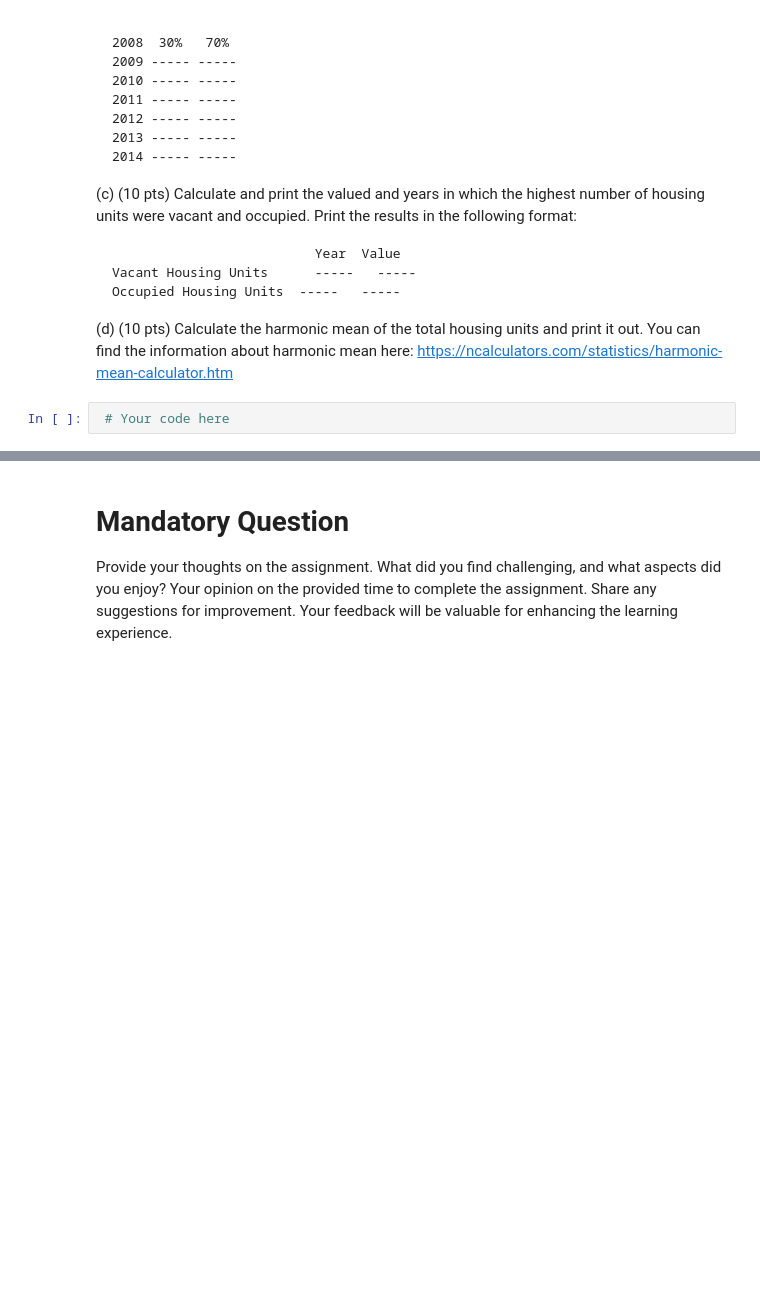
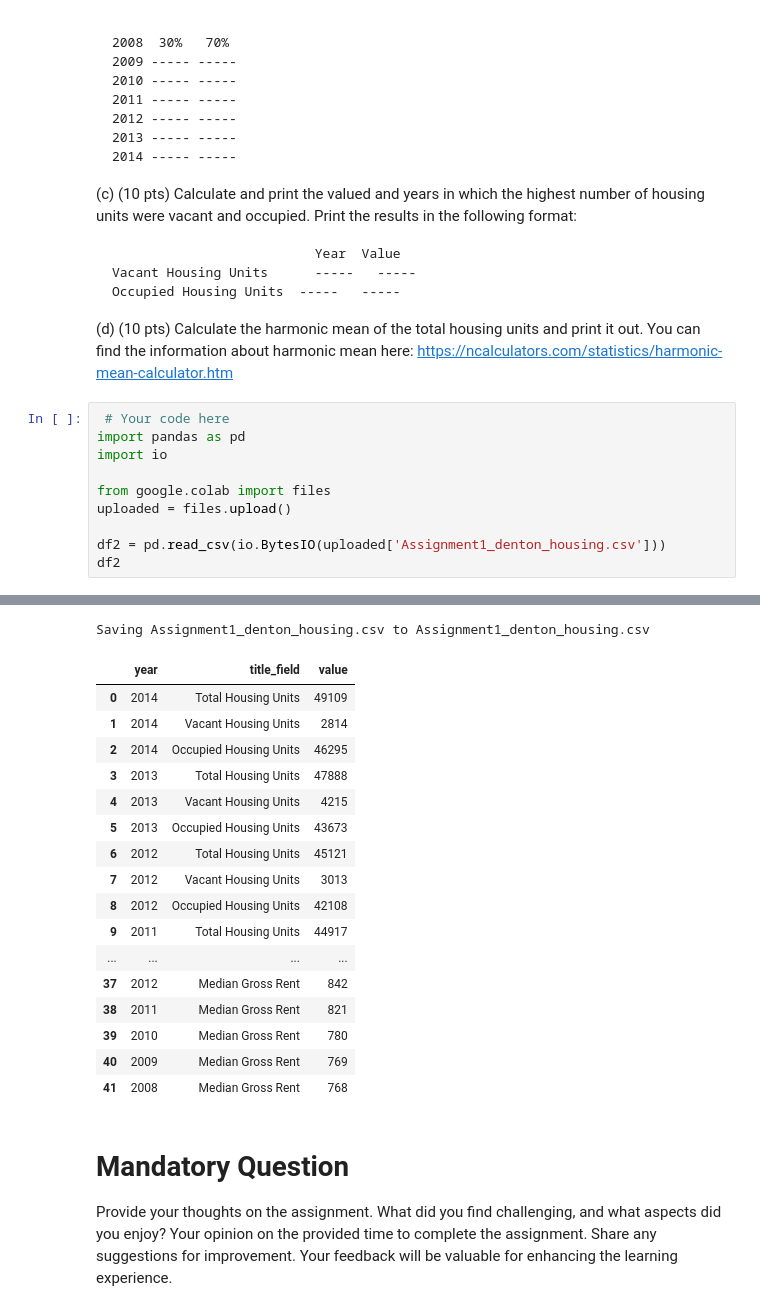
Before and after one commit to HarshaSolingaram/INFO_5731, a Jupyter notebook: Solingaram_Harshavardhan_Assignment_01.ipynb, the cells around one changed output, grey strips where cells are left out. Drawn from its saved outputs; the diff is of its cells as text; blank space fills up the shorter version.

```diff
--- a/Solingaram_Harshavardhan_Assignment_01.ipynb
+++ b/Solingaram_Harshavardhan_Assignment_01.ipynb
@@ -293,5 +296,14 @@ Year Vacant Housing Units Occupied Housing Units
 	Occupied Housing Units	-----   -----
 
 (d) (10 pts) Calculate the harmonic mean of the total housing units and print it out. You can find the information about harmonic mean here: https://ncalculators.com/statistics/harmonic-mean-calculator.htm
-# %%
- # Your code here
+# %%
+ # Your code here
+import pandas as pd
+import io
+
+from google.colab import files
+uploaded = files.upload()
+
+df2 = pd.read_csv(io.BytesIO(uploaded['Assignment1_denton_housing.csv']))
+df2
+# %% [output]
@@ -298,3 +311,21 @@ Year Vacant Housing Units Occupied Housing Units
+Saving Assignment1_denton_housing.csv to Assignment1_denton_housing.csv
+|  | year | title_field | value |
+| 0 | 2014 | Total Housing Units | 49109 |
+| 1 | 2014 | Vacant Housing Units | 2814 |
+| 2 | 2014 | Occupied Housing Units | 46295 |
+| 3 | 2013 | Total Housing Units | 47888 |
+| 4 | 2013 | Vacant Housing Units | 4215 |
+| 5 | 2013 | Occupied Housing Units | 43673 |
+| 6 | 2012 | Total Housing Units | 45121 |
+| 7 | 2012 | Vacant Housing Units | 3013 |
+| 8 | 2012 | Occupied Housing Units | 42108 |
+| 9 | 2011 | Total Housing Units | 44917 |
+| ... | ... | ... | ... |
+| 37 | 2012 | Median Gross Rent | 842 |
+| 38 | 2011 | Median Gross Rent | 821 |
+| 39 | 2010 | Median Gross Rent | 780 |
+| 40 | 2009 | Median Gross Rent | 769 |
+| 41 | 2008 | Median Gross Rent | 768 |
 # %% [markdown]
 # Mandatory Question
 
```
Also changed, not shown: parts of 2 cells of this notebook.
